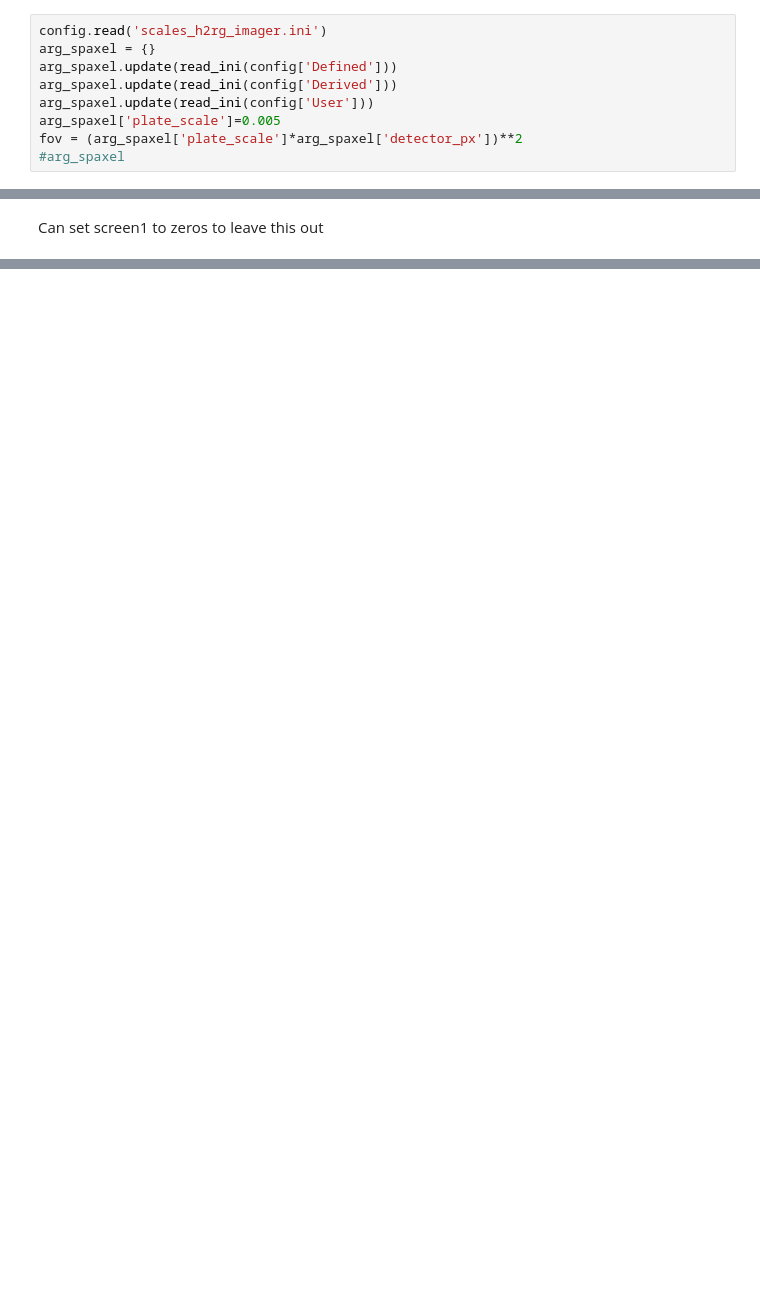
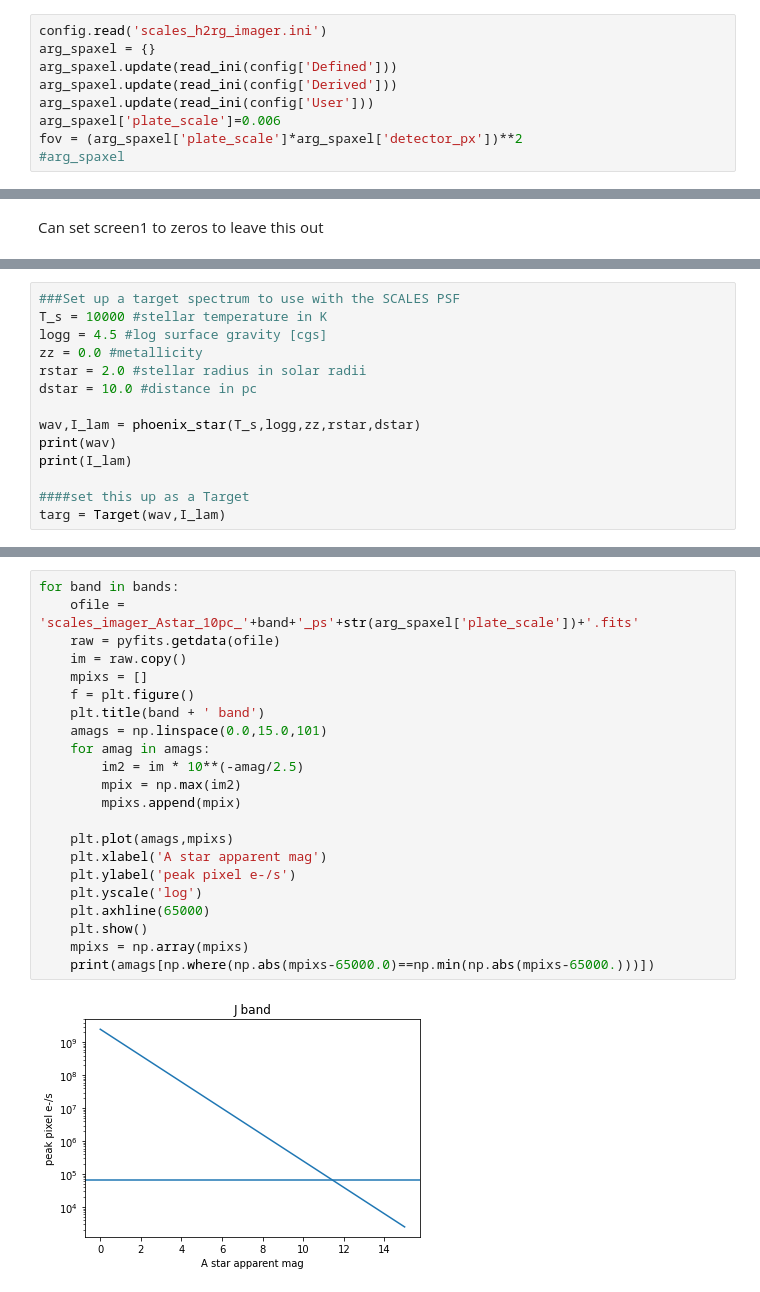
Before and after one commit to scalessim/scalessim, a Jupyter notebook: scales_imager.ipynb, the cells around one changed output, grey strips where cells are left out. Cells and saved outputs as stored; diff of their text form; blank space fills up the shorter version.

```diff
--- a/scales_imager.ipynb
+++ b/scales_imager.ipynb
@@ -55,7 +55,7 @@ arg_spaxel = {}
 arg_spaxel.update(read_ini(config['Defined']))
 arg_spaxel.update(read_ini(config['Derived']))
 arg_spaxel.update(read_ini(config['User']))
-arg_spaxel['plate_scale']=0.005
+arg_spaxel['plate_scale']=0.006
 fov = (arg_spaxel['plate_scale']*arg_spaxel['detector_px'])**2
 #arg_spaxel
 # %%
@@ -181,0 +121,14 @@ NameError: name 'stop' is not defined
+# %%
+###Set up a target spectrum to use with the SCALES PSF
+T_s = 10000 #stellar temperature in K
+logg = 4.5 #log surface gravity [cgs]
+zz = 0.0 #metallicity
+rstar = 2.0 #stellar radius in solar radii
+dstar = 10.0 #distance in pc
+
+wav,I_lam = phoenix_star(T_s,logg,zz,rstar,dstar)
+print(wav)
+print(I_lam)
+
+####set this up as a Target
+targ = Target(wav,I_lam)
@@ -181,0 +201,24 @@ NameError: name 'stop' is not defined
+# %%
+for band in bands:
+    ofile = 'scales_imager_Astar_10pc_'+band+'_ps'+str(arg_spaxel['plate_scale'])+'.fits'
+    raw = pyfits.getdata(ofile)
+    im = raw.copy()
+    mpixs = []
+    f = plt.figure()
+    plt.title(band + ' band')
+    amags = np.linspace(0.0,15.0,101)
+    for amag in amags:
+        im2 = im * 10**(-amag/2.5)
+        mpix = np.max(im2)
+        mpixs.append(mpix)
+
+    plt.plot(amags,mpixs)
+    plt.xlabel('A star apparent mag')
+    plt.ylabel('peak pixel e-/s')
+    plt.yscale('log')
+    plt.axhline(65000)
+    plt.show()
+    mpixs = np.array(mpixs)
+    print(amags[np.where(np.abs(mpixs-65000.0)==np.min(np.abs(mpixs-65000.)))])
+# %% [output]
+[figure, added]
```
Also changed, not shown: parts of 5 cells of this notebook, 13 other files.
